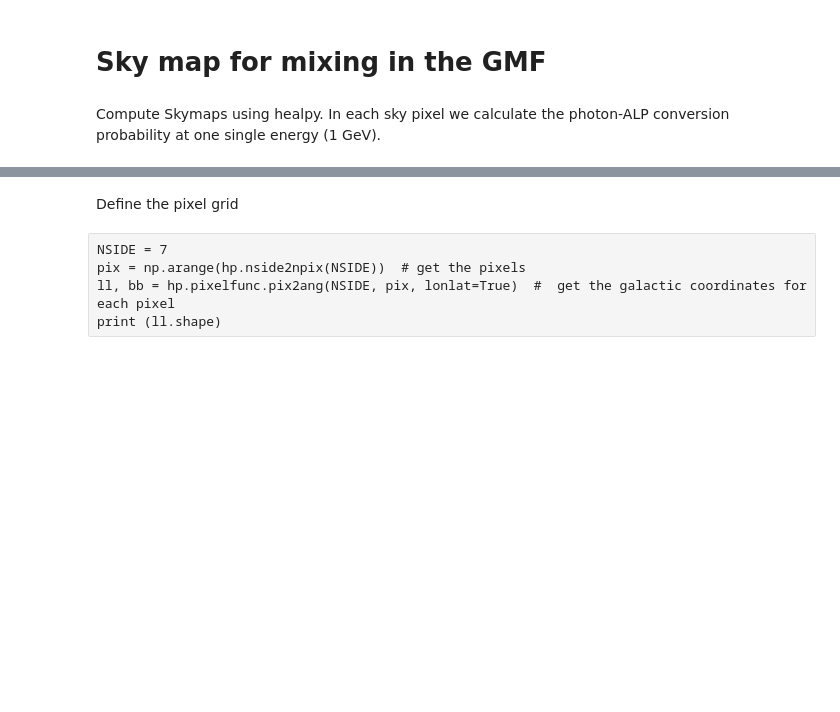
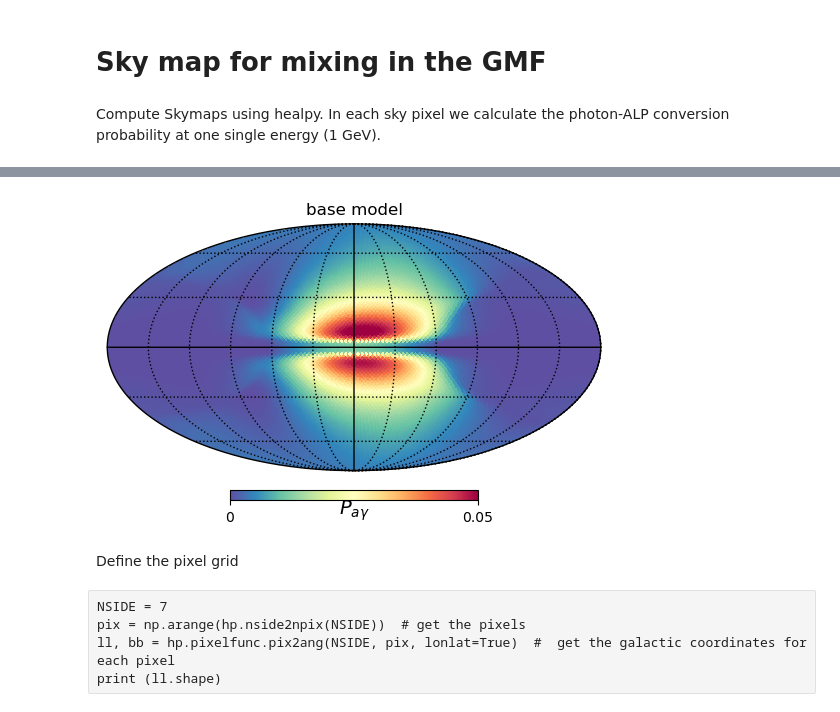
Before and after one commit to me-manu/gammaALPs, a Jupyter notebook: notebooks/UF23/mixing_gmf-UF23.ipynb, the cells around one changed output, grey strips where cells are left out. Saved outputs shown, nothing was run; the diff lists cells and outputs as text; code cells hidden in the pictures; blank space fills up the shorter version.

```diff
--- a/notebooks/UF23/mixing_gmf-UF23.ipynb
+++ b/notebooks/UF23/mixing_gmf-UF23.ipynb
@@ -141 +139,3 @@ pgg1 = np.loadtxt('notebooks/UF23/pgg_spur_30.txt').reshape(-1, 1)
+# %%
+pgg1 = np.loadtxt('data/pgg_halo_base_30.txt').reshape(-1, 1)
 # %%
@@ -161,3 +161,20 @@ plt.show()
+# %%
+k = 8
+hpmap = hp.mollview(pgg1[:,0],
+                    norm='linear',
+                    title = f'base model',
+                    unit= r'$P_{a\gamma}$',
+                    min=0,
+                    max=5e-2,
+                    cmap = 'Spectral_r',
+                    hold=True,
+                    rot = (0, 0, 0))
+hp.graticule()
+
+plt.savefig("notebooks/UF23/plots/base.png")
+plt.show()
+# %% [output]
+[figure, added]
 # %% [markdown]
 Define the pixel grid
 # %% [raw]
```
Also changed, not shown: parts of 5 cells of this notebook, 28 other files.
